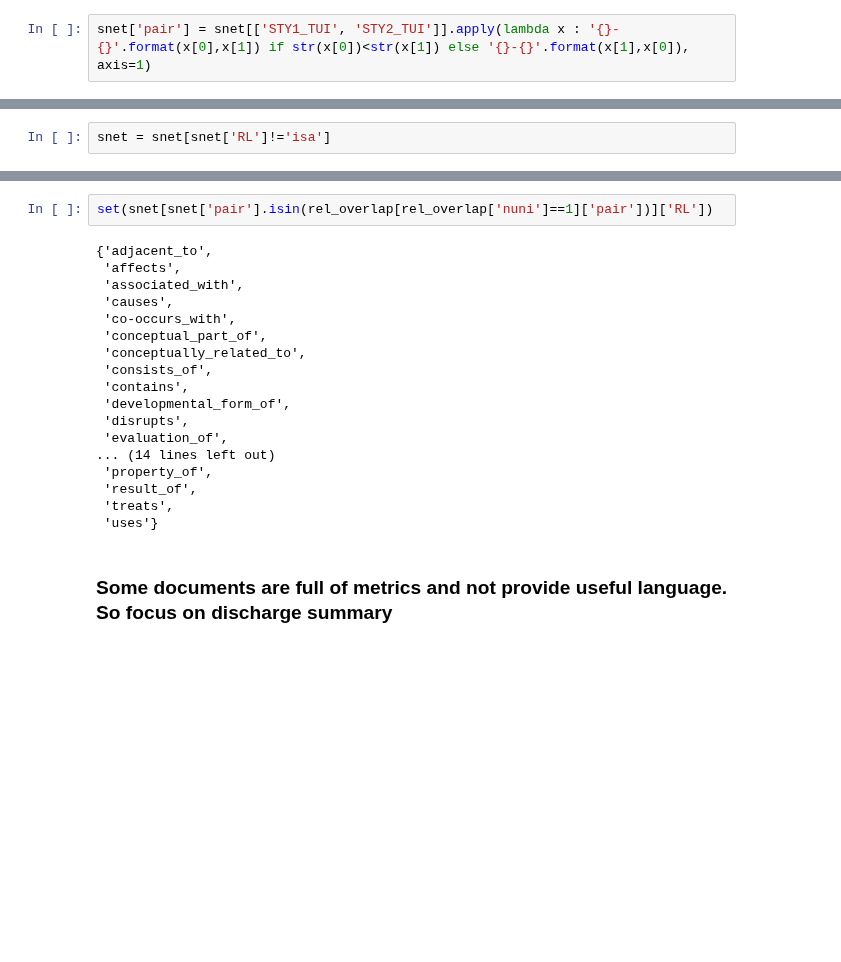
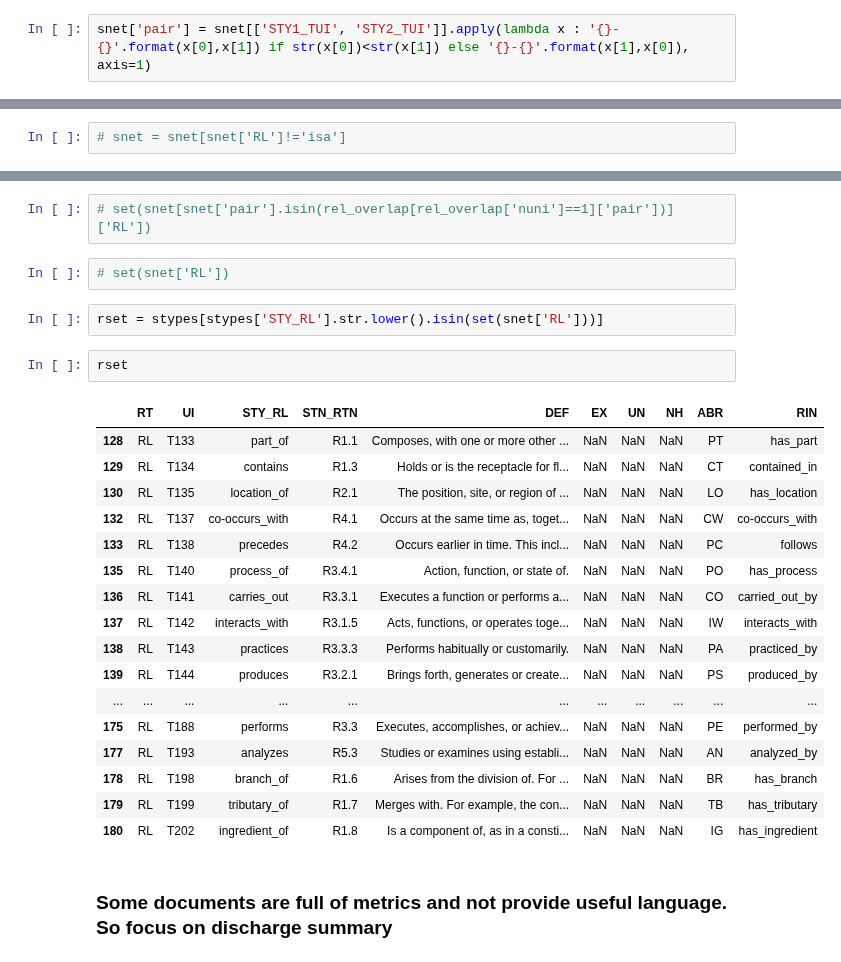
Before and after one commit to wtgme/snomed, a Jupyter notebook: distant_supervision.ipynb, the cells around one changed output, grey strips where cells are left out. Drawn from its saved outputs; the diff is of its cells as text; blank space fills up the shorter version.

Commit message:
modified:   distant_supervision.ipynb 	modified:   umls.ipynb 	img/anti-abnormal.png 	img/diseas-sign.png 	img/sign_disease.png 	img/treats-diseases.png

```diff
--- a/distant_supervision.ipynb
+++ b/distant_supervision.ipynb
@@ -179,2 +244,2 @@ snet['pair'] = snet[['STY1_TUI', 'STY2_TUI']].apply(lambda x : '{}-{}'.format(x[
 # %%
-snet = snet[snet['RL']!='isa']
+# snet = snet[snet['RL']!='isa']
@@ -213,23 +246,29 @@ snet[snet['pair']=='T023-T030']
 # %%
-set(snet[snet['pair'].isin(rel_overlap[rel_overlap['nuni']==1]['pair'])]['RL'])
+# set(snet[snet['pair'].isin(rel_overlap[rel_overlap['nuni']==1]['pair'])]['RL'])
-# %% [output]
-{'adjacent_to',
- 'affects',
- 'associated_with',
- 'causes',
- 'co-occurs_with',
- 'conceptual_part_of',
- 'conceptually_related_to',
- 'consists_of',
- 'contains',
- 'developmental_form_of',
- 'disrupts',
- 'evaluation_of',
-... (14 lines left out)
- 'property_of',
- 'result_of',
- 'treats',
- 'uses'}
+# %%
+# set(snet['RL'])
+# %%
+rset = stypes[stypes['STY_RL'].str.lower().isin(set(snet['RL']))]
+# %%
+rset
+# %% [output]
+|  | RT | UI | STY_RL | STN_RTN | DEF | EX | UN | NH | ABR | RIN |
+| 128 | RL | T133 | part_of | R1.1 | Composes, with one or more other ... | NaN | NaN | NaN | PT | has_part |
+| 129 | RL | T134 | contains | R1.3 | Holds or is the receptacle for fl... | NaN | NaN | NaN | CT | contained_in |
+| 130 | RL | T135 | location_of | R2.1 | The position, site, or region of ... | NaN | NaN | NaN | LO | has_location |
+| 132 | RL | T137 | co-occurs_with | R4.1 | Occurs at the same time as, toget... | NaN | NaN | NaN | CW | co-occurs_with |
+| 133 | RL | T138 | precedes | R4.2 | Occurs earlier in time. This incl... | NaN | NaN | NaN | PC | follows |
+| 135 | RL | T140 | process_of | R3.4.1 | Action, function, or state of. | NaN | NaN | NaN | PO | has_process |
+| 136 | RL | T141 | carries_out | R3.3.1 | Executes a function or performs a... | NaN | NaN | NaN | CO | carried_out_by |
+| 137 | RL | T142 | interacts_with | R3.1.5 | Acts, functions, or operates toge... | NaN | NaN | NaN | IW | interacts_with |
+| 138 | RL | T143 | practices | R3.3.3 | Performs habitually or customarily. | NaN | NaN | NaN | PA | practiced_by |
+| 139 | RL | T144 | produces | R3.2.1 | Brings forth, generates or create... | NaN | NaN | NaN | PS | produced_by |
+| ... | ... | ... | ... | ... | ... | ... | ... | ... | ... | ... |
+| 175 | RL | T188 | performs | R3.3 | Executes, accomplishes, or achiev... | NaN | NaN | NaN | PE | performed_by |
+| 177 | RL | T193 | analyzes | R5.3 | Studies or examines using establi... | NaN | NaN | NaN | AN | analyzed_by |
+| 178 | RL | T198 | branch_of | R1.6 | Arises from the division of. For ... | NaN | NaN | NaN | BR | has_branch |
+| 179 | RL | T199 | tributary_of | R1.7 | Merges with. For example, the con... | NaN | NaN | NaN | TB | has_tributary |
+| 180 | RL | T202 | ingredient_of | R1.8 | Is a component of, as in a consti... | NaN | NaN | NaN | IG | has_ingredient |
 # %% [markdown]
 ### Some documents are full of metrics and not provide useful language. So focus on discharge summary
 # %%
```
Also changed, not shown: parts of 25 cells of this notebook, 1 other file.
